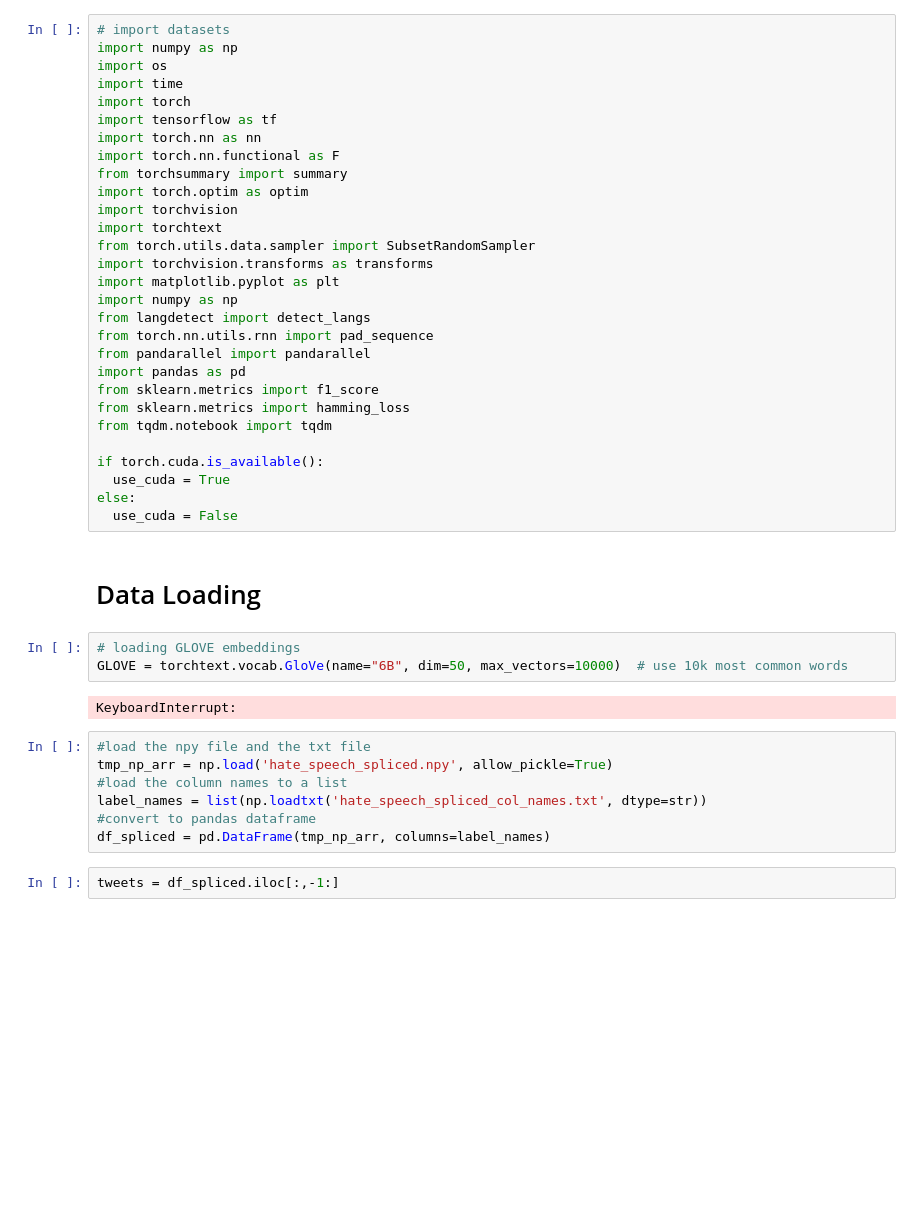
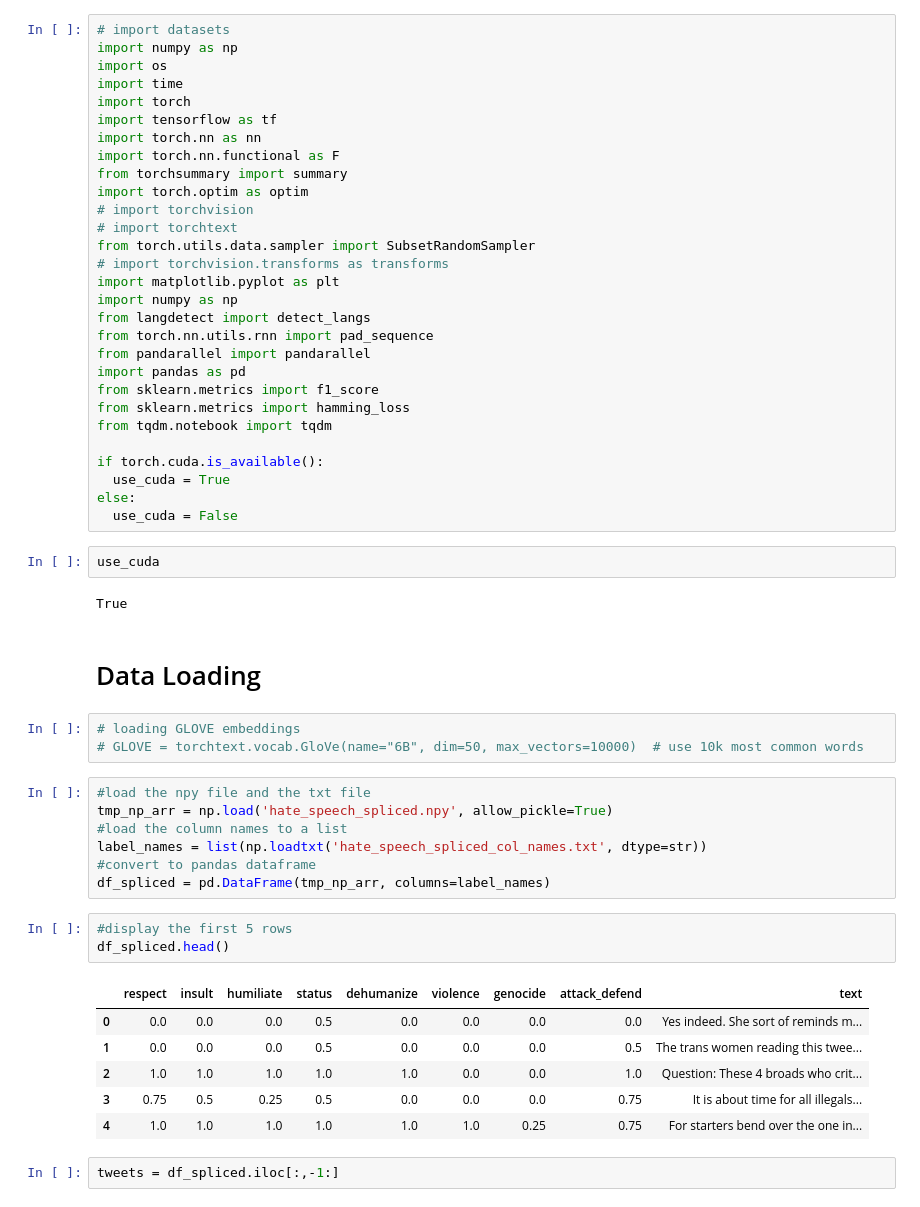
Before and after one commit to AngelinaZhai/epai-sentiment-of-tweets, a Jupyter notebook: EPAI_sentiment_analysis.ipynb, the cells around one changed output. Cells and saved outputs as stored; diff of their text form; blank space fills up the shorter version.

```diff
--- a/EPAI_sentiment_analysis.ipynb
+++ b/EPAI_sentiment_analysis.ipynb
@@ -9,10 +9,10 @@ import torch.nn as nn
 import torch.nn.functional as F
 from torchsummary import summary
 import torch.optim as optim
-import torchvision
-import torchtext
+# import torchvision
+# import torchtext
 from torch.utils.data.sampler import SubsetRandomSampler
-import torchvision.transforms as transforms
+# import torchvision.transforms as transforms
 import matplotlib.pyplot as plt
 import numpy as np
 from langdetect import detect_langs
@@ -27,13 +27,15 @@ if torch.cuda.is_available():
   use_cuda = True
 else:
   use_cuda = False
+# %%
+use_cuda
+# %% [output]
+True
 # %% [markdown]
 # Data Loading
 # %%
 # loading GLOVE embeddings
-GLOVE = torchtext.vocab.GloVe(name="6B", dim=50, max_vectors=10000)  # use 10k most common words
+# GLOVE = torchtext.vocab.GloVe(name="6B", dim=50, max_vectors=10000)  # use 10k most common words
-# %% [output]
-KeyboardInterrupt:
 # %%
 #load the npy file and the txt file
 tmp_np_arr = np.load('hate_speech_spliced.npy', allow_pickle=True)
@@ -41,6 +43,16 @@ tmp_np_arr = np.load('hate_speech_spliced.npy', allow_pickle=True)
 label_names = list(np.loadtxt('hate_speech_spliced_col_names.txt', dtype=str))
 #convert to pandas dataframe
 df_spliced = pd.DataFrame(tmp_np_arr, columns=label_names)
+# %%
+#display the first 5 rows
+df_spliced.head()
+# %% [output]
+|  | respect | insult | humiliate | status | dehumanize | violence | genocide | attack_defend | text |
+| 0 | 0.0 | 0.0 | 0.0 | 0.5 | 0.0 | 0.0 | 0.0 | 0.0 | Yes indeed. She sort of reminds m... |
+| 1 | 0.0 | 0.0 | 0.0 | 0.5 | 0.0 | 0.0 | 0.0 | 0.5 | The trans women reading this twee... |
+| 2 | 1.0 | 1.0 | 1.0 | 1.0 | 1.0 | 0.0 | 0.0 | 1.0 | Question: These 4 broads who crit... |
+| 3 | 0.75 | 0.5 | 0.25 | 0.5 | 0.0 | 0.0 | 0.0 | 0.75 | It is about time for all illegals... |
+| 4 | 1.0 | 1.0 | 1.0 | 1.0 | 1.0 | 1.0 | 0.25 | 0.75 | For starters bend over the one in... |
 # %%
 tweets = df_spliced.iloc[:,-1:]
 # %%
```
Also changed, not shown: parts of 7 cells of this notebook.
